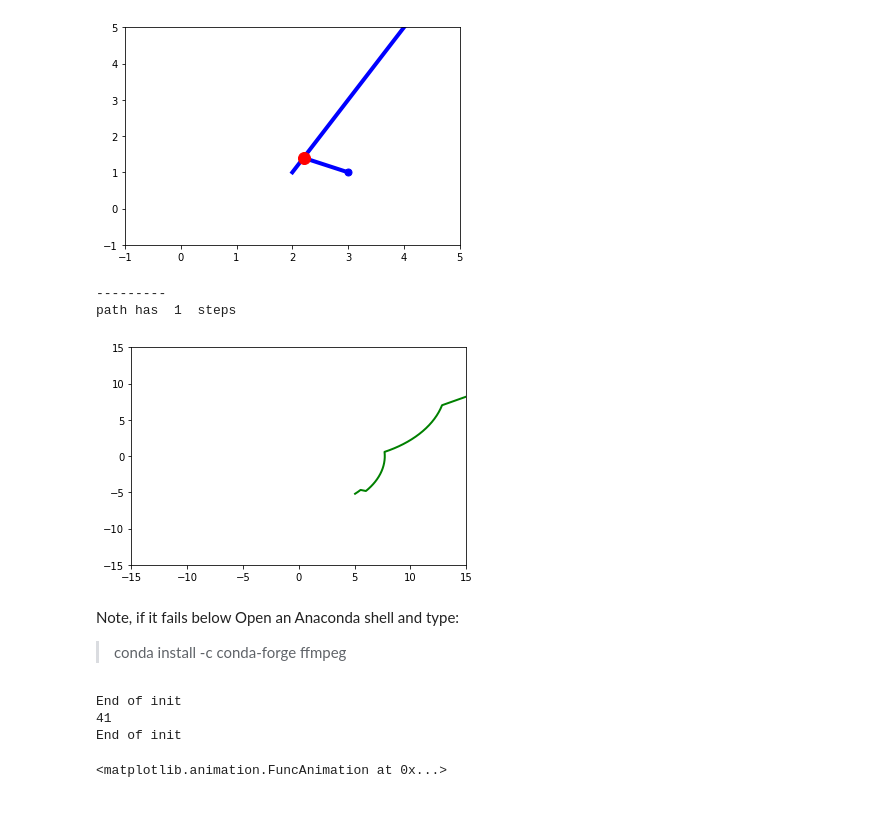
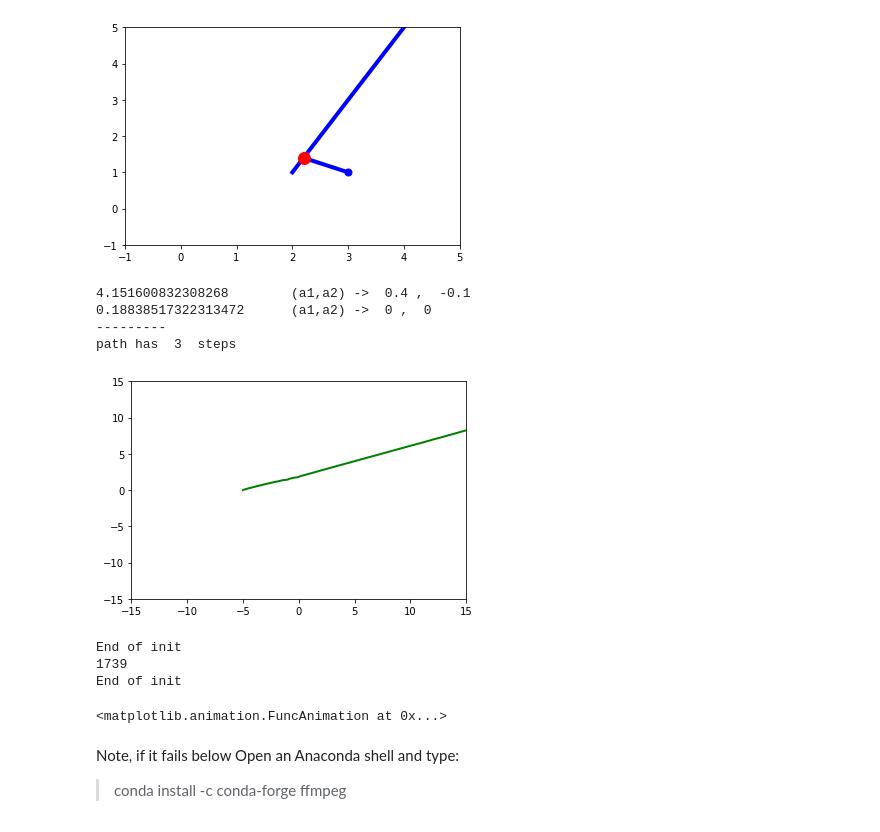
Before and after one commit to feiteira/P2DP, a Jupyter notebook: Jupyter/arm_sim.ipynb, the cells around one changed output. Cells and saved outputs as stored; diff of their text form; code cells hidden in the pictures.

```diff
--- a/Jupyter/arm_sim.ipynb
+++ b/Jupyter/arm_sim.ipynb
@@ -192,7 +192,7 @@ class TwoArms:
         d1 = Point.distance(evaluated,near)
         d2 = Point.distance(near,target)
    #     return Point.distance(evaluated,target)
-        return d1 + d2
+        return d1*2 + d2
 
     def nextStepTowards(self,tx,ty):
         i0 = 0
@@ -202,17 +202,24 @@ class TwoArms:
         j1 = self.step_a2
         j2 = -self.step_a2
 
-        options = [
-                    #[i0,j0],
-                    [i0,j1],
-                    [i0,j2],
-                    [i1,j0],
-                    [i1,j1],
-                    [i1,j2],
-                    [i2,j0],
-                    [i2,j1],
-                    [i2,j2],
-                   ]
+
+        options = []
+        for t1 in range(-10,10):
+            for t2 in range(-10,10):
+                if t1 != 0 or t2 != 0:
+                        options.append([t1*self.step_a1,t2*self.step_a2])
+
+#        options = [
+##                    #[i0,j0],
+#                    [i0,j1],
+#                    [i0,j2],
+#                    [i1,j0],
+#                    [i1,j1],
+#                    [i1,j2],
+#                    [i2,j0],
+#                    [i2,j1],
+#                    [i2,j2],
+#                   ]
 
         best_option = [i0,j0]
         best_distance = self.fitness(tx,ty,best_option[0],best_option[1])
@@ -244,8 +251,10 @@ arm = TwoArms(10,5,0,0,0.1,0.1)
 l = arm.pathTo(5,5)
 print("path has ", l, " steps")
 # %% [output]
+4.151600832308268        (a1,a2) ->  0.4 ,  -0.1
+0.18838517322313472      (a1,a2) ->  0 ,  0
 ---------
-path has  1  steps
+path has  3  steps
 # %%
 # First set up the figure, the axis, and the plot element we want to animate
 fig, ax = plt.subplots()
@@ -257,48 +266,50 @@ line, = ax.plot([], [], lw=2, color="blue")
 line2, = ax.plot([], [], lw=2, color="red")
 guide, = ax.plot([], [], lw=2, color="yellow")
 pathline, = ax.plot([], [], lw=2, color="green")
 
 width = 10;
 width2 =10;
-step = 0.05;
-goal = [5,-5]
+#63.68395
+step = 1/(64 * 63.68395);
+#step = 0.02
+goal = [-5,0]
 
 tarm = TwoArms(width,width2,1,0,step,step)
 tarm2 = TwoArms(width,width2,1,0,step, step)
 path_length = tarm.pathTo(goal[0],goal[1],pathline) #this changes internal variables
 
 # initialization function: plot the background of each frame
 def init():
     line.set_data([], [])
     line2.set_data([], [])
     guide.set_data([tarm2.p().x,goal[0]],[tarm2.p().y,goal[1]])
 
     print("End of init")
     return (line,line2,guide,pathline)
 
 
 def animate(i):
     nstep = tarm2.nextStepTowards(goal[0],goal[1])
     tarm2.step(nstep[0],nstep[1])
     tarm2.populateLines(line,line2)
     #print(nstep[0],nstep[1])
 
     #pathline.set_data()
     return (line,line2,guide,pathline)
 # %% [output]
-[figure, old version]
+[figure, new version]
+# %%
+# call the animator. blit=True means only re-draw the parts that have changed.
+anim = animation.FuncAnimation(fig, animate, init_func=init,frames=path_length, interval=10, blit=True)
+print(path_length)
+
+anim
+# %% [output]
+End of init
+1739
+End of init
+<matplotlib.animation.FuncAnimation at 0x...>
 # %% [markdown]
 Note, if it fails below
 Open an Anaconda shell and type:
  > conda install -c conda-forge ffmpeg
-# %%
-# call the animator. blit=True means only re-draw the parts that have changed.
-anim = animation.FuncAnimation(fig, animate, init_func=init,frames=path_length, interval=100, blit=True)
-print(path_length)
-
-anim
-# %% [output]
-End of init
-41
-End of init
-<matplotlib.animation.FuncAnimation at 0x...>
```
